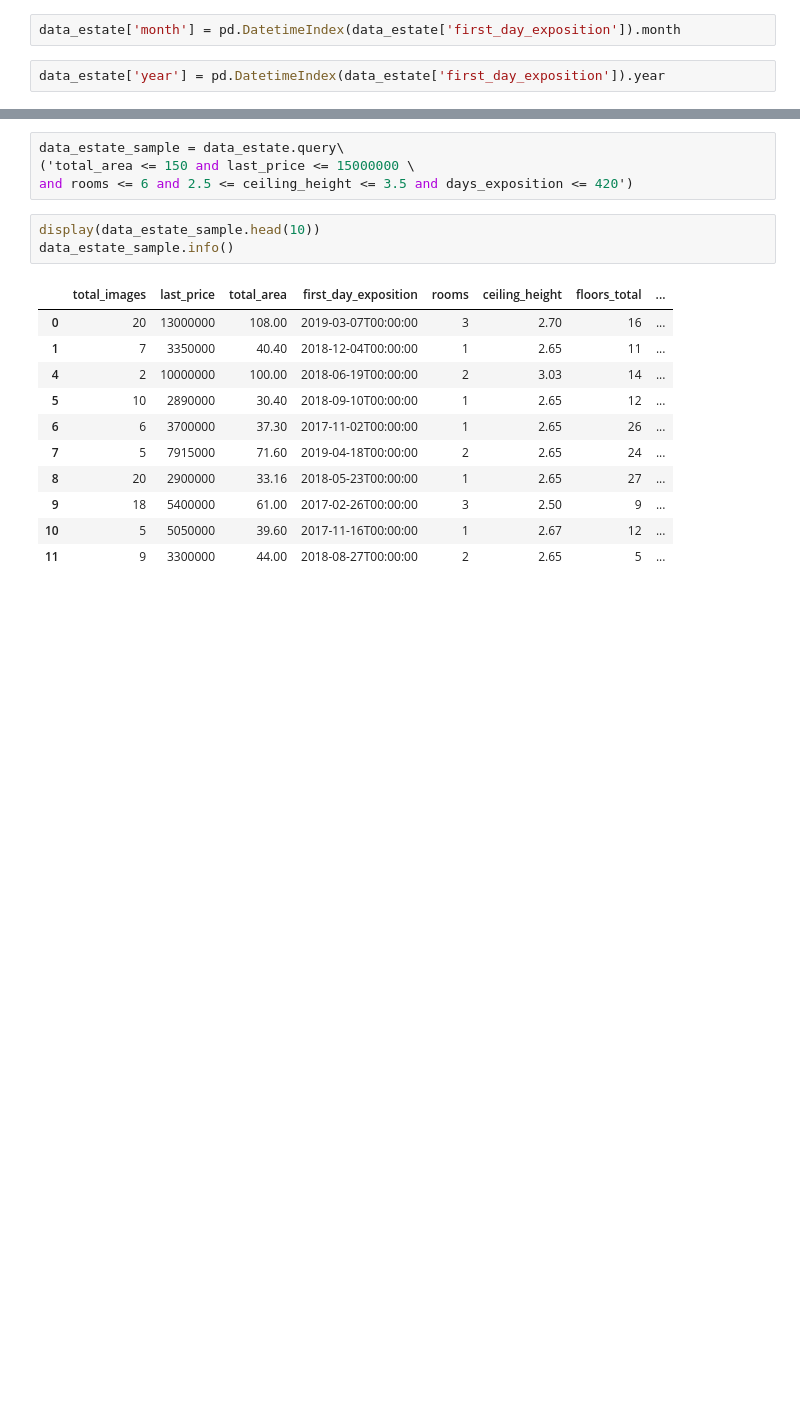
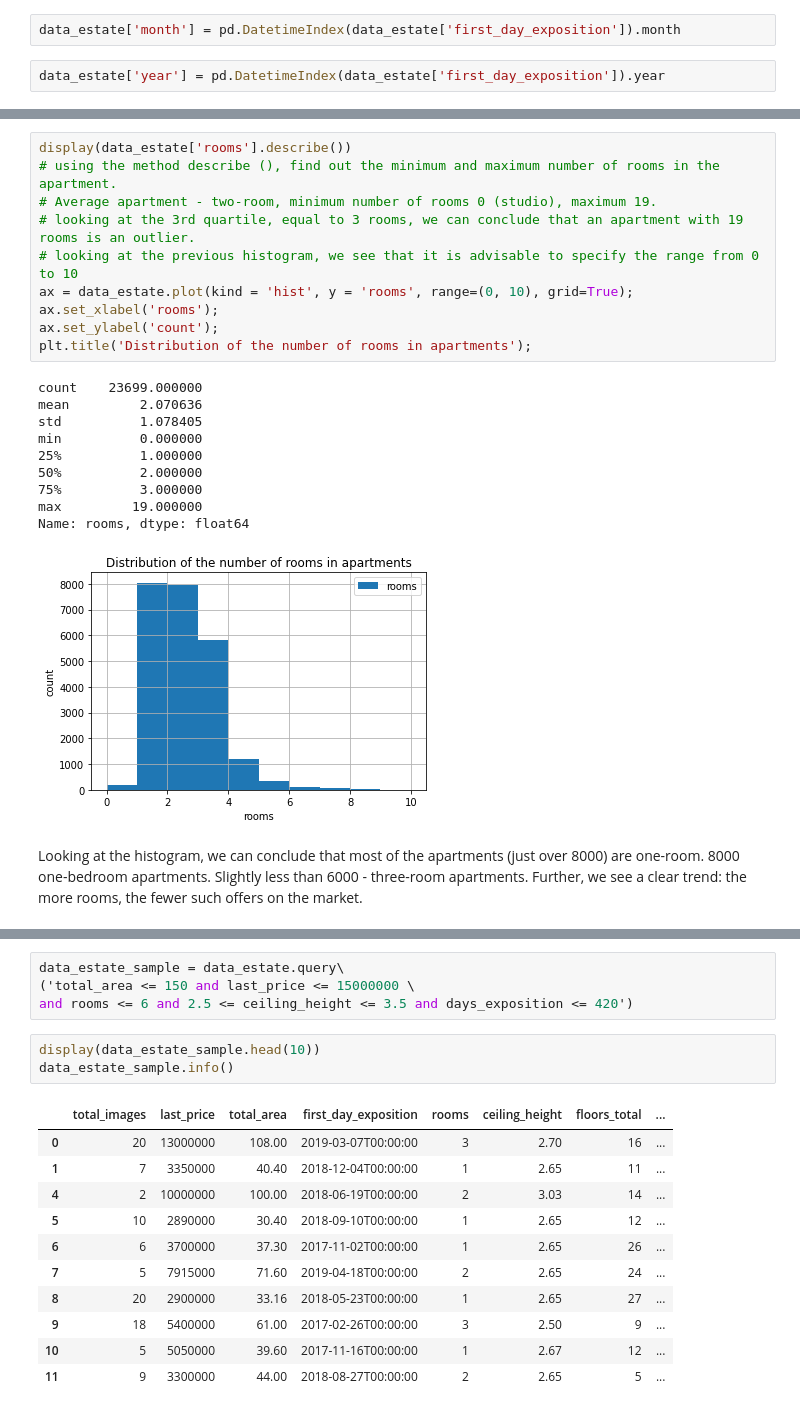
Before and after one commit to KseniaSytaia/Projects, a Jupyter notebook: reserch of apartments for sale.ipynb, the cells around one changed output, grey strips where cells are left out. Cells and saved outputs as stored; diff of their text form; blank space fills up the shorter version.

```diff
--- a/reserch of apartments for sale.ipynb
+++ b/reserch of apartments for sale.ipynb
@@ -850,0 +745,23 @@ plt.ylim(1, 1580)
+# %%
+display(data_estate['rooms'].describe())
+# using the method describe (), find out the minimum and maximum number of rooms in the apartment.
+# Average apartment - two-room, minimum number of rooms 0 (studio), maximum 19.
+# looking at the 3rd quartile, equal to 3 rooms, we can conclude that an apartment with 19 rooms is an outlier.
+# looking at the previous histogram, we see that it is advisable to specify the range from 0 to 10
+ax = data_estate.plot(kind = 'hist', y = 'rooms', range=(0, 10), grid=True);
+ax.set_xlabel('rooms');
+ax.set_ylabel('count');
+plt.title('Distribution of the number of rooms in apartments');
+# %% [output]
+count    23699.000000
+mean         2.070636
+std          1.078405
+min          0.000000
+25%          1.000000
+50%          2.000000
+75%          3.000000
+max         19.000000
+Name: rooms, dtype: float64
+[figure, added]
+# %% [markdown]
+Looking at the histogram, we can conclude that most of the apartments (just over 8000) are one-room. 8000 one-bedroom apartments. Slightly less than 6000 - three-room apartments. Further, we see a clear trend: the more rooms, the fewer such offers on the market.
```
Also changed, not shown: parts of 204 cells of this notebook.
